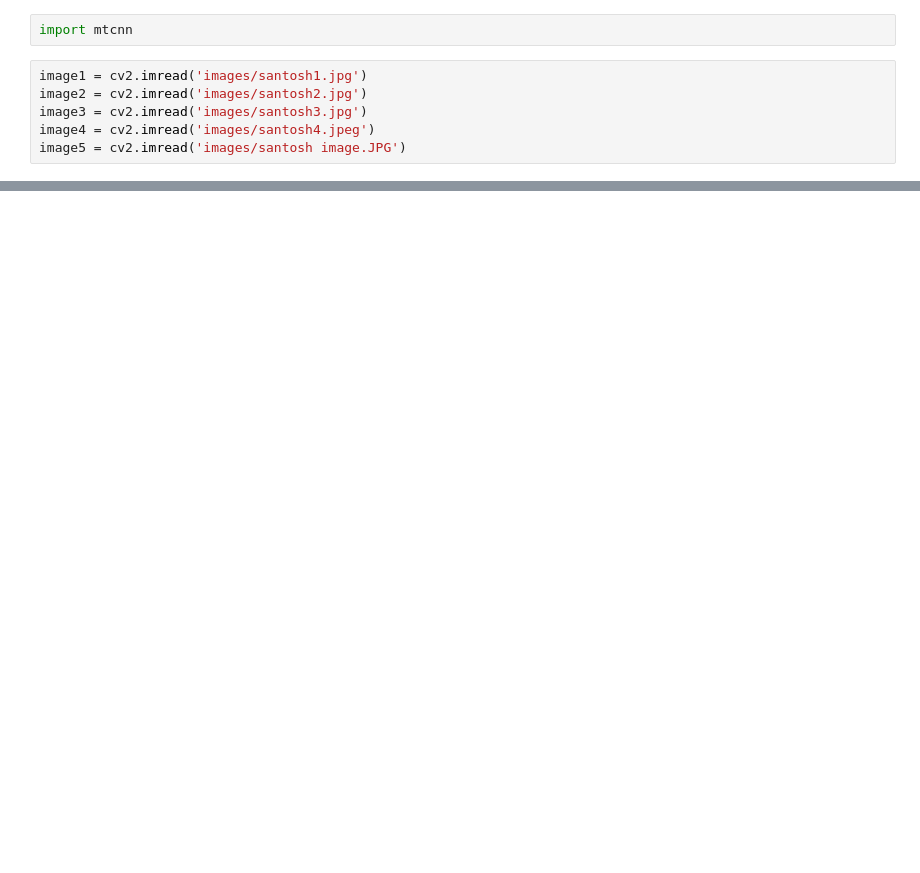
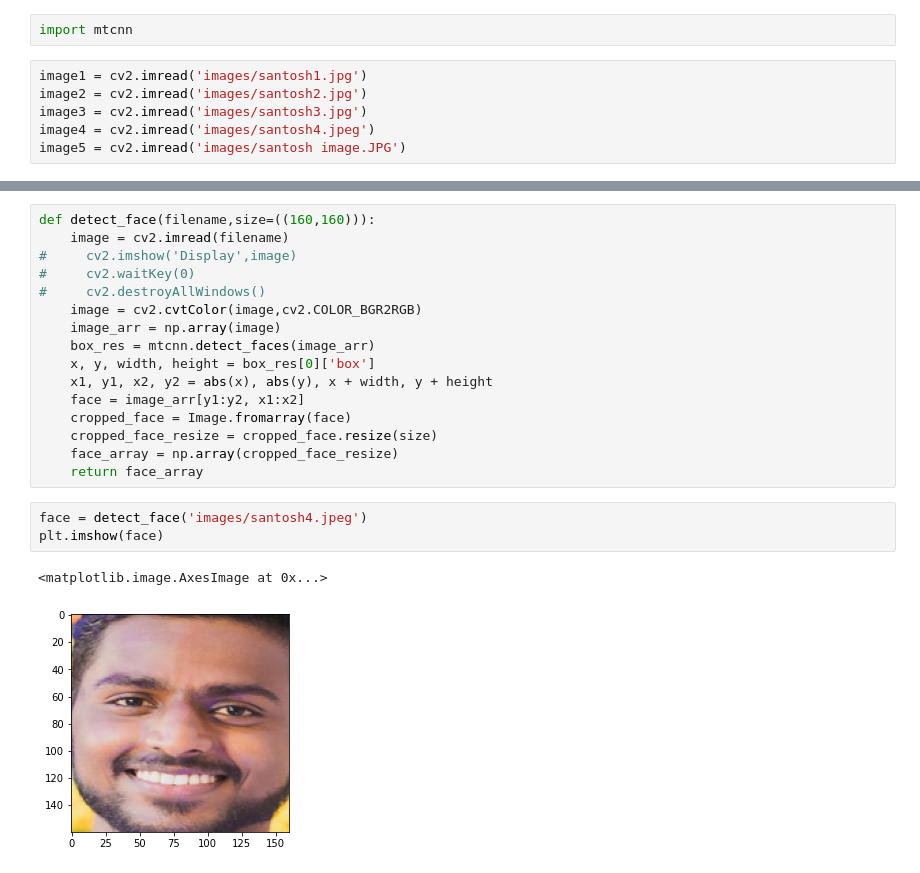
Before and after one commit to santoshgopane/FaceNet-model-using-Tensorflow-and-Keras, a Jupyter notebook: FaceNet V0.1.ipynb, the cells around one changed output, grey strips where cells are left out. Cells and saved outputs as stored; diff of their text form; blank space fills up the shorter version.

```diff
--- a/FaceNet V0.1.ipynb
+++ b/FaceNet V0.1.ipynb
@@ -62,0 +114,22 @@ plt.imshow(arr)
+# %%
+def detect_face(filename,size=((160,160))):
+    image = cv2.imread(filename)
+#     cv2.imshow('Display',image)
+#     cv2.waitKey(0)
+#     cv2.destroyAllWindows()
+    image = cv2.cvtColor(image,cv2.COLOR_BGR2RGB)
+    image_arr = np.array(image)
+    box_res = mtcnn.detect_faces(image_arr)
+    x, y, width, height = box_res[0]['box']
+    x1, y1, x2, y2 = abs(x), abs(y), x + width, y + height
+    face = image_arr[y1:y2, x1:x2]
+    cropped_face = Image.fromarray(face)
+    cropped_face_resize = cropped_face.resize(size)
+    face_array = np.array(cropped_face_resize)
+    return face_array
+# %%
+face = detect_face('images/santosh4.jpeg')
+plt.imshow(face)
+# %% [output]
+<matplotlib.image.AxesImage at 0x...>
+[figure, added]
```
Also changed, not shown: parts of 22 cells of this notebook.
